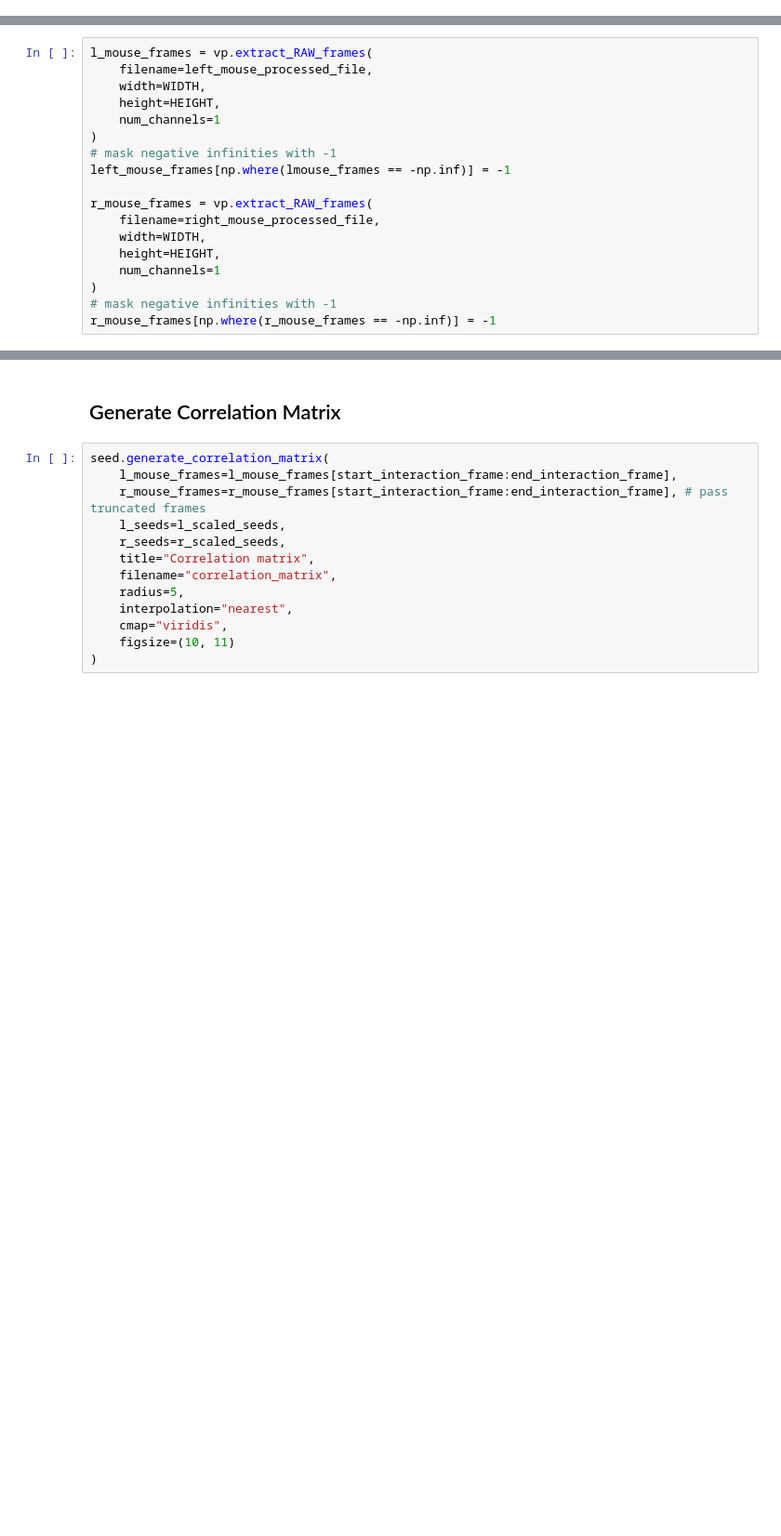
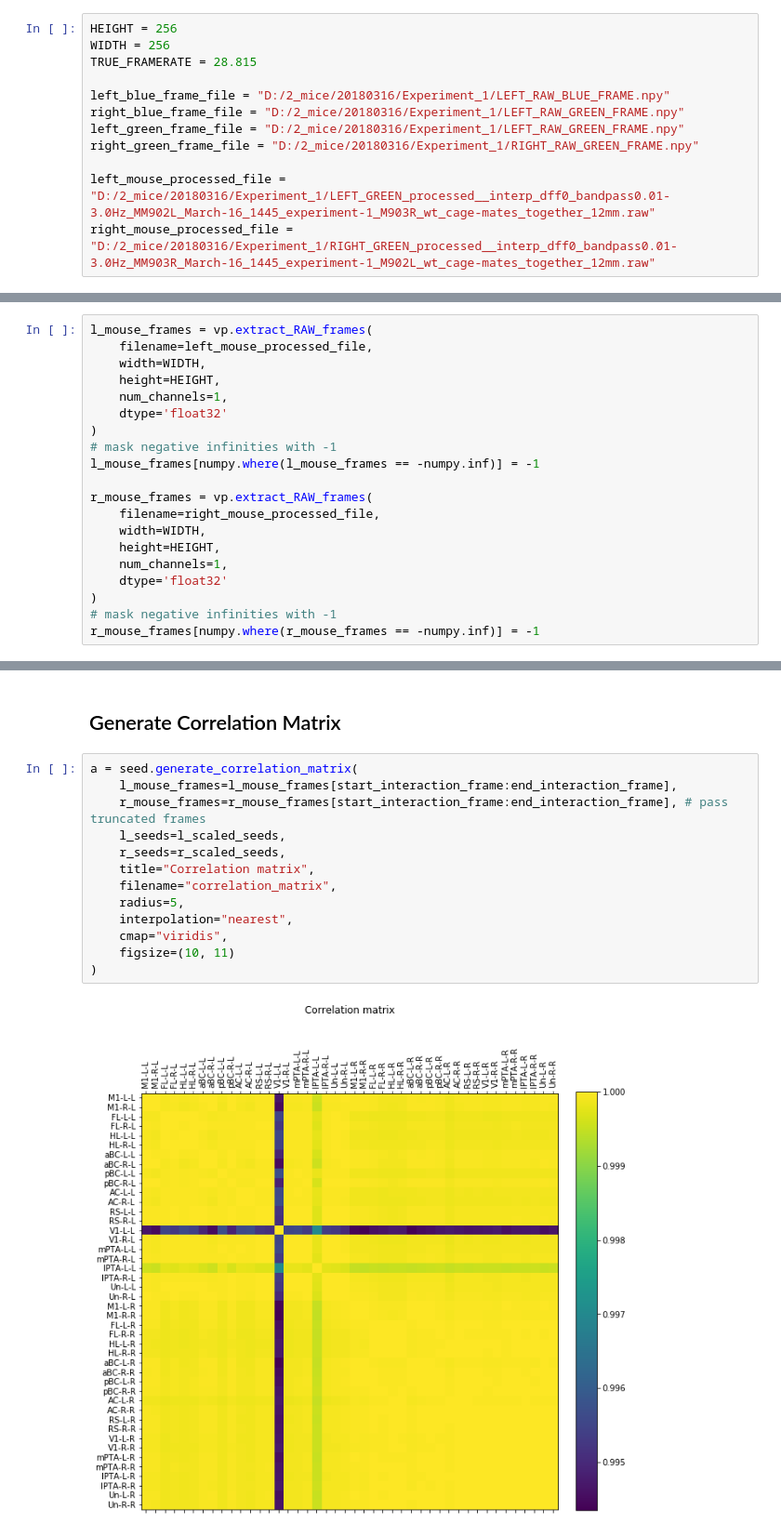
Before and after one commit to ubcbraincircuits/Dual_Imaging, a Jupyter notebook: FEDCODE/Dual_Imaging/Correlation Matrix Analysis.ipynb, the cells around one changed output, grey strips where cells are left out. Shown at 93% size. Drawn from its saved outputs; the diff is of its cells as text; blank space fills up the shorter version.

```diff
--- a/FEDCODE/Dual_Imaging/Correlation Matrix Analysis.ipynb
+++ b/FEDCODE/Dual_Imaging/Correlation Matrix Analysis.ipynb
@@ -20,3 +10,15 @@ right_mouse_processed_file
+# %%
+HEIGHT = 256
+WIDTH = 256
+TRUE_FRAMERATE = 28.815
+
+left_blue_frame_file = "D:/2_mice/20180316/Experiment_1/LEFT_RAW_BLUE_FRAME.npy"
+right_blue_frame_file = "D:/2_mice/20180316/Experiment_1/LEFT_RAW_GREEN_FRAME.npy"
+left_green_frame_file = "D:/2_mice/20180316/Experiment_1/LEFT_RAW_GREEN_FRAME.npy"
+right_green_frame_file = "D:/2_mice/20180316/Experiment_1/RIGHT_RAW_GREEN_FRAME.npy"
+
+left_mouse_processed_file = "D:/2_mice/20180316/Experiment_1/LEFT_GREEN_processed__interp_dff0_bandpass0.01-3.0Hz_MM902L_March-16_1445_experiment-1_M903R_wt_cage-mates_together_12mm.raw"
+right_mouse_processed_file = "D:/2_mice/20180316/Experiment_1/RIGHT_GREEN_processed__interp_dff0_bandpass0.01-3.0Hz_MM903R_March-16_1445_experiment-1_M902L_wt_cage-mates_together_12mm.raw"
 # %% [markdown]
 ## Load single blue and green frames
 # %%
@@ -32,19 +34,21 @@ l_mouse_frames = vp.extract_RAW_frames(
     filename=left_mouse_processed_file,
     width=WIDTH,
     height=HEIGHT,
-    num_channels=1
+    num_channels=1,
+    dtype='float32'
 )
 # mask negative infinities with -1
-left_mouse_frames[np.where(lmouse_frames == -np.inf)] = -1
+l_mouse_frames[numpy.where(l_mouse_frames == -numpy.inf)] = -1
 
 r_mouse_frames = vp.extract_RAW_frames(
     filename=right_mouse_processed_file,
     width=WIDTH,
     height=HEIGHT,
-    num_channels=1
+    num_channels=1,
+    dtype='float32'
 )
 # mask negative infinities with -1
-r_mouse_frames[np.where(r_mouse_frames == -np.inf)] = -1
+r_mouse_frames[numpy.where(r_mouse_frames == -numpy.inf)] = -1
 # %% [markdown]
 ## Bregma Selection
 # %%
@@ -84,15 +107,17 @@ r_scaled_seeds = seed.generate_scaled_seeds(
 # %% [markdown]
 ## Generate Correlation Matrix
 # %%
-seed.generate_correlation_matrix(
+a = seed.generate_correlation_matrix(
     l_mouse_frames=l_mouse_frames[start_interaction_frame:end_interaction_frame],
     r_mouse_frames=r_mouse_frames[start_interaction_frame:end_interaction_frame], # pass truncated frames
     l_seeds=l_scaled_seeds,
     r_seeds=r_scaled_seeds,
     title="Correlation matrix",
     filename="correlation_matrix",
     radius=5,
     interpolation="nearest",
     cmap="viridis",
     figsize=(10, 11)
 )
+# %% [output]
+[figure, added]
```
Also changed, not shown: parts of 9 cells of this notebook.
